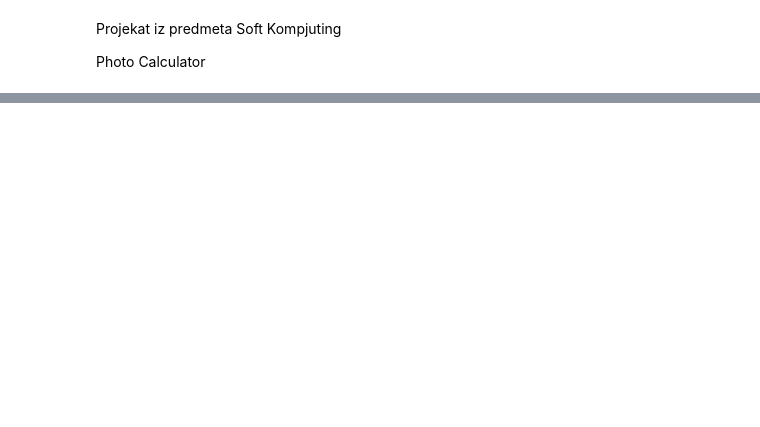
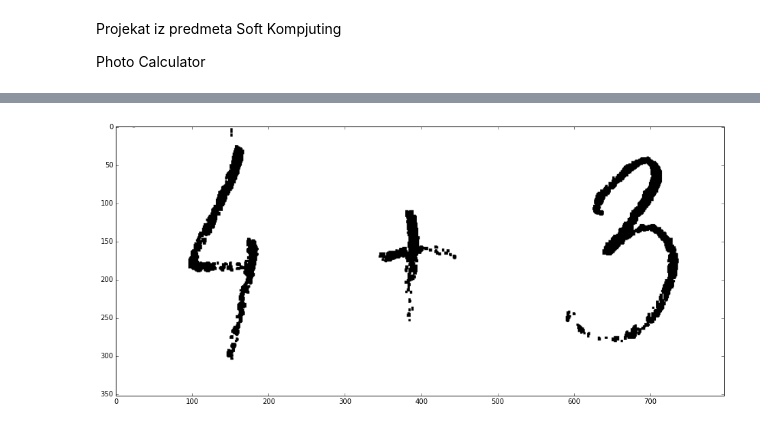
Before and after one commit to MsSquirrel/PhotoCalculator, a Jupyter notebook: PhotoCalculator.ipynb, the cells around one changed output, grey strips where cells are left out. Cells and saved outputs as stored; diff of their text form; code cells hidden in the pictures; blank space fills up the shorter version.

```diff
--- a/PhotoCalculator.ipynb
+++ b/PhotoCalculator.ipynb
@@ -163,0 +159,7 @@ display_image(test_image_color)
+# %%
+test_color = load_image('images/slika_test1.jpg')
+test_bin = image_bin(image_gray(test_color))
+test_bin = erode(test_bin)
+display_image(test_bin)
+# %% [output]
+[figure, added]
```
Also changed, not shown: parts of 16 cells of this notebook, 5 other files.
